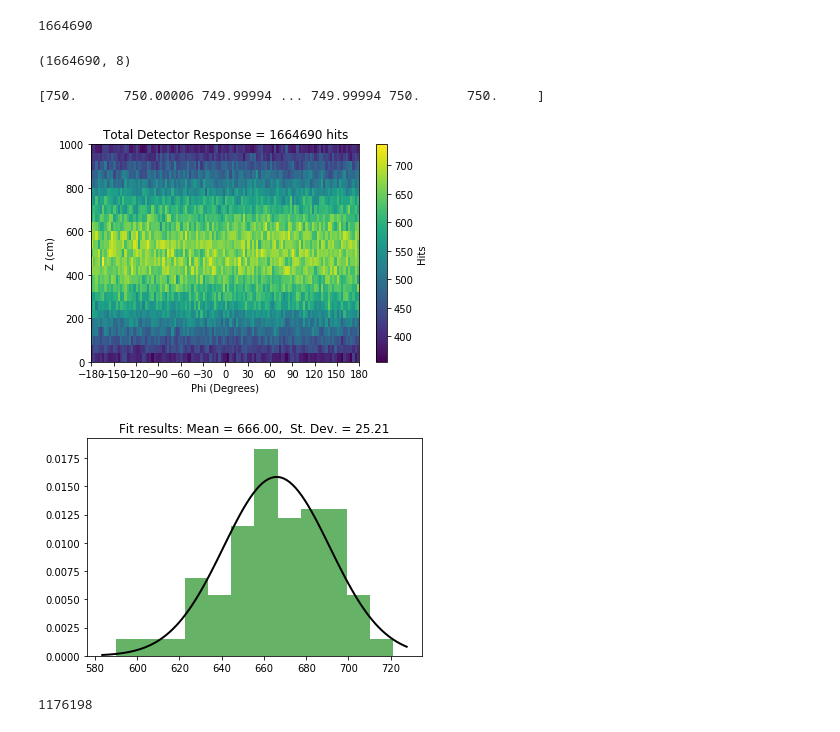
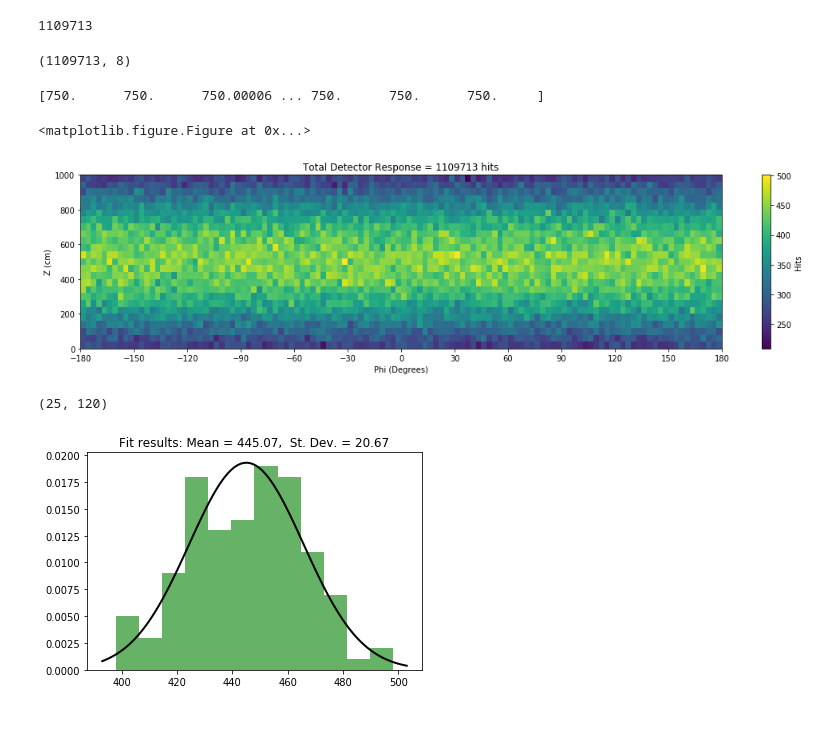
Before and after one commit to DVStepter/Attenuation, a Jupyter notebook: Concrete/FullParserInLine.v2-Tester.ipynb, the cells around one changed output. Saved outputs shown, nothing was run; the diff lists cells and outputs as text; code cells hidden in the pictures.

```diff
--- a/Concrete/FullParserInLine.v2-Tester.ipynb
+++ b/Concrete/FullParserInLine.v2-Tester.ipynb
@@ -27,7 +27,7 @@ def cleanlines(line):
 # %%
 filter_list = ["PAIR","PHOT","BREM","RAYL","IONI","INEL","CAPT","DECA","ANNI","ESCP","SE","ID","TI","ED","EC","NS","PM","EN","TE","TS"]
 # %%
-with open("Test.Direct.sim","r") as input: #filters out unwanted interactions
+with open("DirectModel.inc1.id1.sim","r") as input: #filters out unwanted interactions
     with open("New.sim","w") as output:
         for line in input:
             if all(nb not in line for nb in filter_list):
@@ -59,7 +59,7 @@ data.close()
 # %%
 print(counts)
 # %% [output]
-1664690
+1109713
 # %%
 #Converting to cylindrical coordinates (r,phi,z)
 #Generates phi -180 to 180 degrees
@@ -68,35 +68,40 @@ phi = np.arctan2(ylist,xlist)*180/np.pi
 Tot = np.array(list(zip(xlist,ylist,zlist,elist,lastx,lasty,lastz,phi)))
 print(Tot.shape)
 # %% [output]
-(1664690, 8)
+(1109713, 8)
 # %%
 #Confirms constant r of 750 cm for all datapoints
 r = np.sqrt(Tot[:,0]**2+Tot[:,1]**2)
 print(r)
 # %% [output]
-[750.      750.00006 749.99994 ... 749.99994 750.      750.     ]
+[750.      750.      750.00006 ... 750.      750.      750.     ]
 # %%
 xedges = np.arange(-180.0, 180.1, 3.)
 yedges = np.arange(0., 1000.1, 40.)
 heatmap1, _, __ = np.histogram2d(Tot[:,7],Tot[:,2], bins=[xedges, yedges])
 extent = [xedges[0], xedges[-1], yedges[0], yedges[-1]]
 
 plt.clf()
-#plt.figure()
+plt.figure(figsize=(18,4))
 im1 = plt.imshow(heatmap1.T, extent=extent, aspect='auto', origin='lower')
 plt.xticks(np.arange(-180., 181., 30.))
 #plt.ylim(480, 520)
 cb = plt.colorbar(im1)
 cb.set_label('Hits')
 plt.title('Total Detector Response = ' + str(len(Tot)) +' hits')
 plt.xlabel('Phi (Degrees)')
 plt.ylabel('Z (cm)')
 #plt.savefig('images/1Total_.png')
 plt.show()
 # %% [output]
+<matplotlib.figure.Figure at 0x...>
-[figure, old version]
+[figure, new version]
 # %%
 flip1 = np.transpose(heatmap1)
+# %%
+np.shape(flip1)
+# %% [output]
+(25, 120)
 # %%
 # Fit a normal distribution to the data:
 mu, std = norm.fit(flip1[13])
@@ -111,4 +116,4 @@ title = "Fit results: Mean = %.2f,  St. Dev. = %.2f" % (mu, std)
 plt.title(title)
 plt.show()
 # %% [output]
-[figure, old version]
+[figure, new version]
@@ -154,4 +119,0 @@ data.close()
-# %%
-print(counts)
-# %% [output]
-1176198
```
Also changed, not shown: parts of 10 cells of this notebook, 23 other files.
